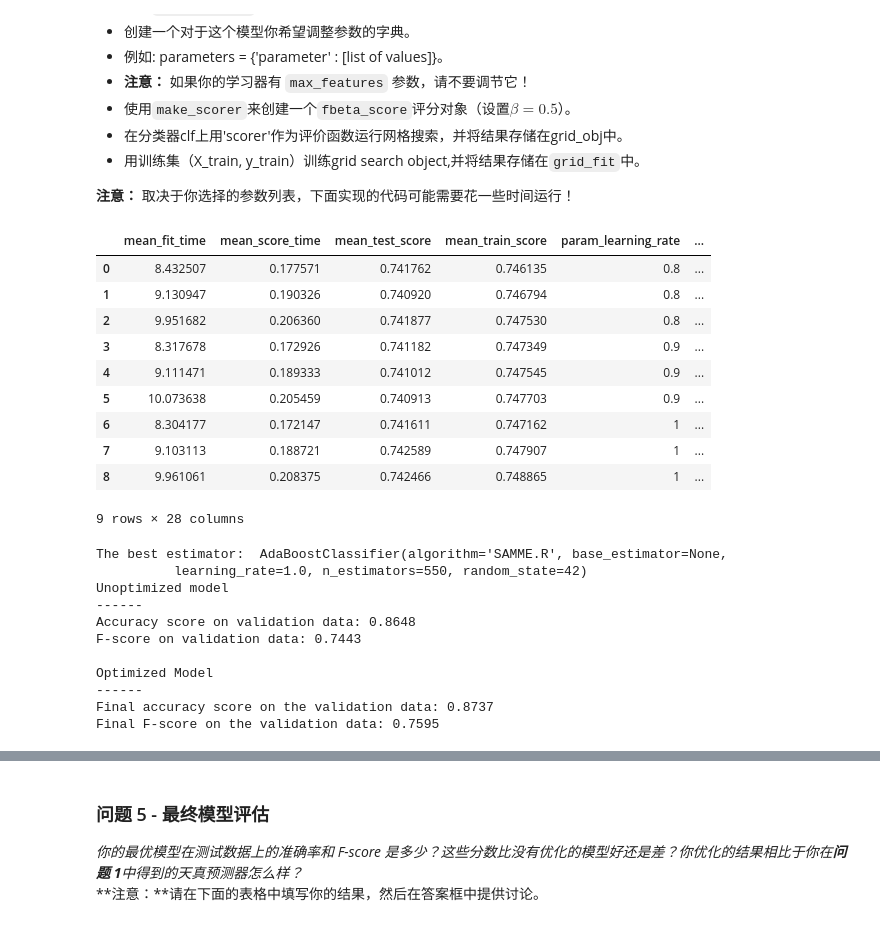
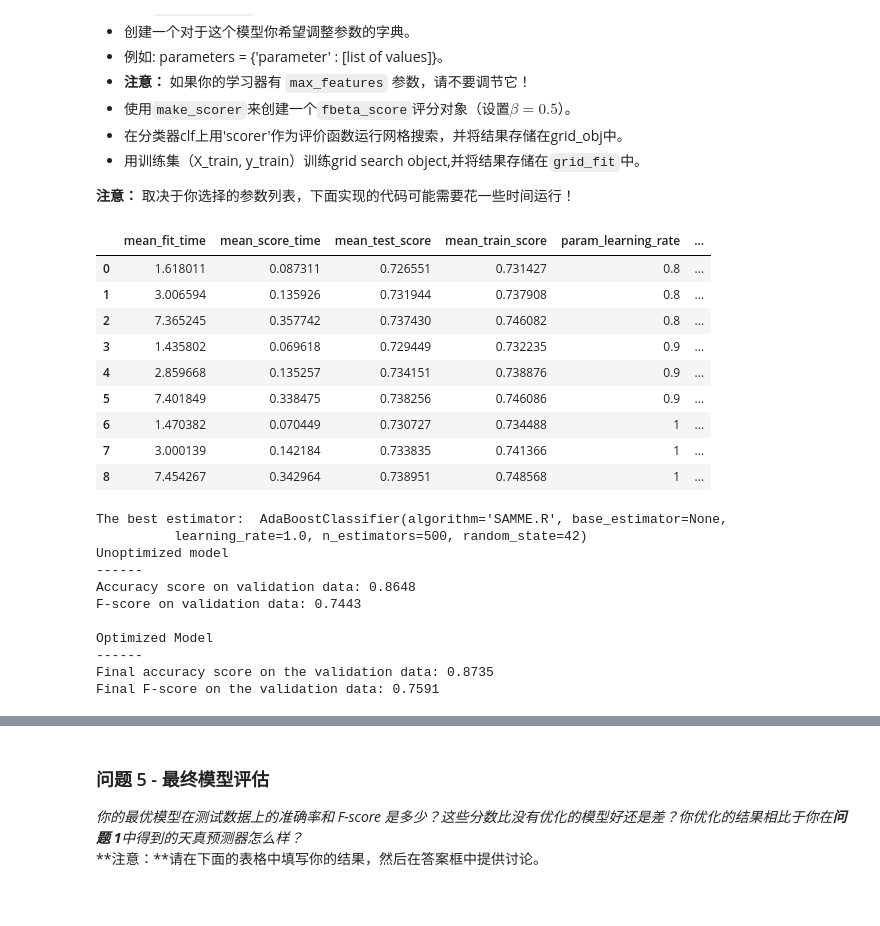
Before and after one commit to jeff-ruby/finding_donors, a Jupyter notebook: finding_donors.ipynb, the cells around one changed output, grey strips where cells are left out. Saved outputs shown, nothing was run; the diff lists cells and outputs as text; code cells hidden in the pictures.

```diff
--- a/finding_donors.ipynb
+++ b/finding_donors.ipynb
@@ -171,14 +152,15 @@ display(features_raw.head(n = 1))
 # %%
 # TODO：使用pandas.get_dummies()对'features_raw'数据进行独热编码
 import pandas as pd
-classes = ['workclass', 'education_level', 'marital-status', 'occupation', 'relationship', 'race', 'sex', 'native-country']
+classes = ['workclass', 'education_level', 'marital-status', 'occupation', 'relationship', \
+           'race', 'sex', 'native-country']
 features = pd.get_dummies(features_raw[classes])
 features = pd.concat([features, features_raw[numerical]], axis=1)
 display(features.head())
 
 # TODO：将'income_raw'编码成数字值
 income = income_raw.apply(lambda x: (x=='>50K')&1)
-display(income.head(10))
+display(income.head())
 
 # 打印经过独热编码之后的特征数量
 encoded = list(features.columns)
@@ -557,53 +533,52 @@ clf = AdaBoostClassifier(random_state=42)
 cross_validator = KFold(n_splits=4, shuffle=True)
 
 # TODO：创建你希望调节的参数列表
-parameters = {'n_estimators':[500, 600, 700], 'learning_rate':[0.8, 0.9, 1.0]}
+parameters = {'n_estimators':[100, 200, 500], 'learning_rate':[0.8, 0.9, 1.0]}
 
 # TODO：创建一个fbeta_score打分对象
 scorer = make_scorer(F_Score)
 
 # TODO：在分类器上使用网格搜索，使用'scorer'作为评价函数
 grid_obj = GridSearchCV(clf, parameters, scoring=scorer, cv=cross_validator)
 
 # TODO：用训练数据拟合网格搜索对象并找到最佳参数
 grid_obj.fit(X_train, y_train)
 display(pd.DataFrame(grid_obj.cv_results_))
 
 # 得到estimator
 best_clf = grid_obj.best_estimator_
 print 'The best estimator: ', best_clf
 
 # 使用没有调优的模型做预测
 predictions = (clf.fit(X_train, y_train)).predict(X_val)
 best_predictions = best_clf.predict(X_val)
 
 # 汇报调参前和调参后的分数
 print "Unoptimized model\n------"
 print "Accuracy score on validation data: {:.4f}".format(accuracy_score(y_val, predictions))
 print "F-score on validation data: {:.4f}".format(fbeta_score(y_val, predictions, beta = 0.5))
 print "\nOptimized Model\n------"
 print "Final accuracy score on the validation data: {:.4f}".format(accuracy_score(y_val, best_predictions))
 print "Final F-score on the validation data: {:.4f}".format(fbeta_score(y_val, best_predictions, beta = 0.5))
 # %% [output]
 |  | mean_fit_time | mean_score_time | mean_test_score | mean_train_score | param_learning_rate | ... |
-| 0 | 8.432507 | 0.177571 | 0.741762 | 0.746135 | 0.8 | ... |
-| 1 | 9.130947 | 0.190326 | 0.740920 | 0.746794 | 0.8 | ... |
-| 2 | 9.951682 | 0.206360 | 0.741877 | 0.747530 | 0.8 | ... |
-| 3 | 8.317678 | 0.172926 | 0.741182 | 0.747349 | 0.9 | ... |
-| 4 | 9.111471 | 0.189333 | 0.741012 | 0.747545 | 0.9 | ... |
-| 5 | 10.073638 | 0.205459 | 0.740913 | 0.747703 | 0.9 | ... |
-| 6 | 8.304177 | 0.172147 | 0.741611 | 0.747162 | 1 | ... |
-| 7 | 9.103113 | 0.188721 | 0.742589 | 0.747907 | 1 | ... |
-| 8 | 9.961061 | 0.208375 | 0.742466 | 0.748865 | 1 | ... |
+| 0 | 1.618011 | 0.087311 | 0.726551 | 0.731427 | 0.8 | ... |
+| 1 | 3.006594 | 0.135926 | 0.731944 | 0.737908 | 0.8 | ... |
+| 2 | 7.365245 | 0.357742 | 0.737430 | 0.746082 | 0.8 | ... |
+| 3 | 1.435802 | 0.069618 | 0.729449 | 0.732235 | 0.9 | ... |
+| 4 | 2.859668 | 0.135257 | 0.734151 | 0.738876 | 0.9 | ... |
+| 5 | 7.401849 | 0.338475 | 0.738256 | 0.746086 | 0.9 | ... |
+| 6 | 1.470382 | 0.070449 | 0.730727 | 0.734488 | 1 | ... |
+| 7 | 3.000139 | 0.142184 | 0.733835 | 0.741366 | 1 | ... |
+| 8 | 7.454267 | 0.342964 | 0.738951 | 0.748568 | 1 | ... |
-9 rows × 28 columns
+The best estimator:  AdaBoostClassifier(algorithm='SAMME.R', base_estimator=None,
+          learning_rate=1.0, n_estimators=500, random_state=42)
+Unoptimized model
+------
+Accuracy score on validation data: 0.8648
+F-score on validation data: 0.7443
+
+Optimized Model
+------
+Final accuracy score on the validation data: 0.8735
+Final F-score on the validation data: 0.7591
-The best estimator:  AdaBoostClassifier(algorithm='SAMME.R', base_estimator=None,
-          learning_rate=1.0, n_estimators=550, random_state=42)
-Unoptimized model
-------
-Accuracy score on validation data: 0.8648
-F-score on validation data: 0.7443
-
-Optimized Model
-------
-Final accuracy score on the validation data: 0.8737
-Final F-score on the validation data: 0.7595
```
Also changed, not shown: parts of 33 cells of this notebook.
